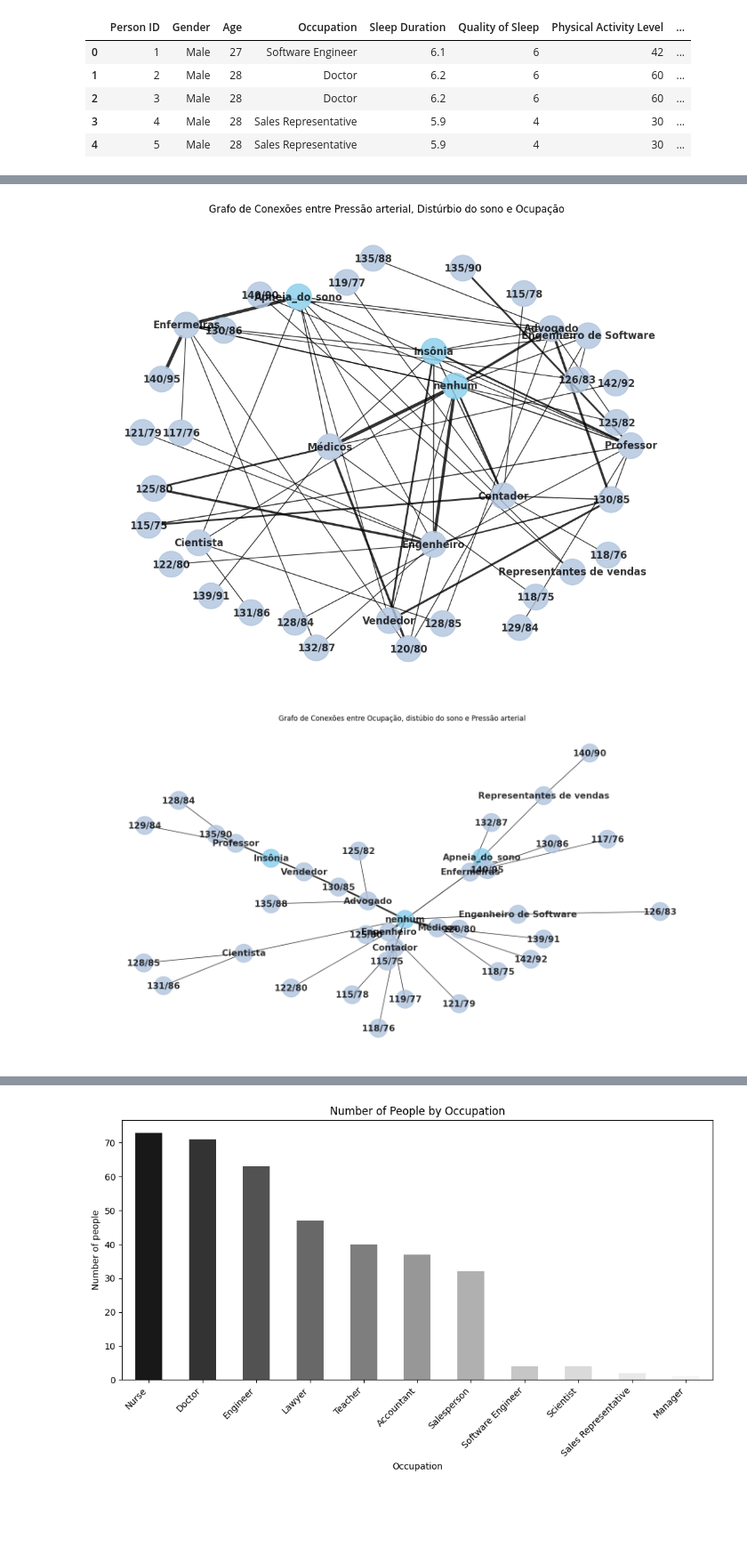
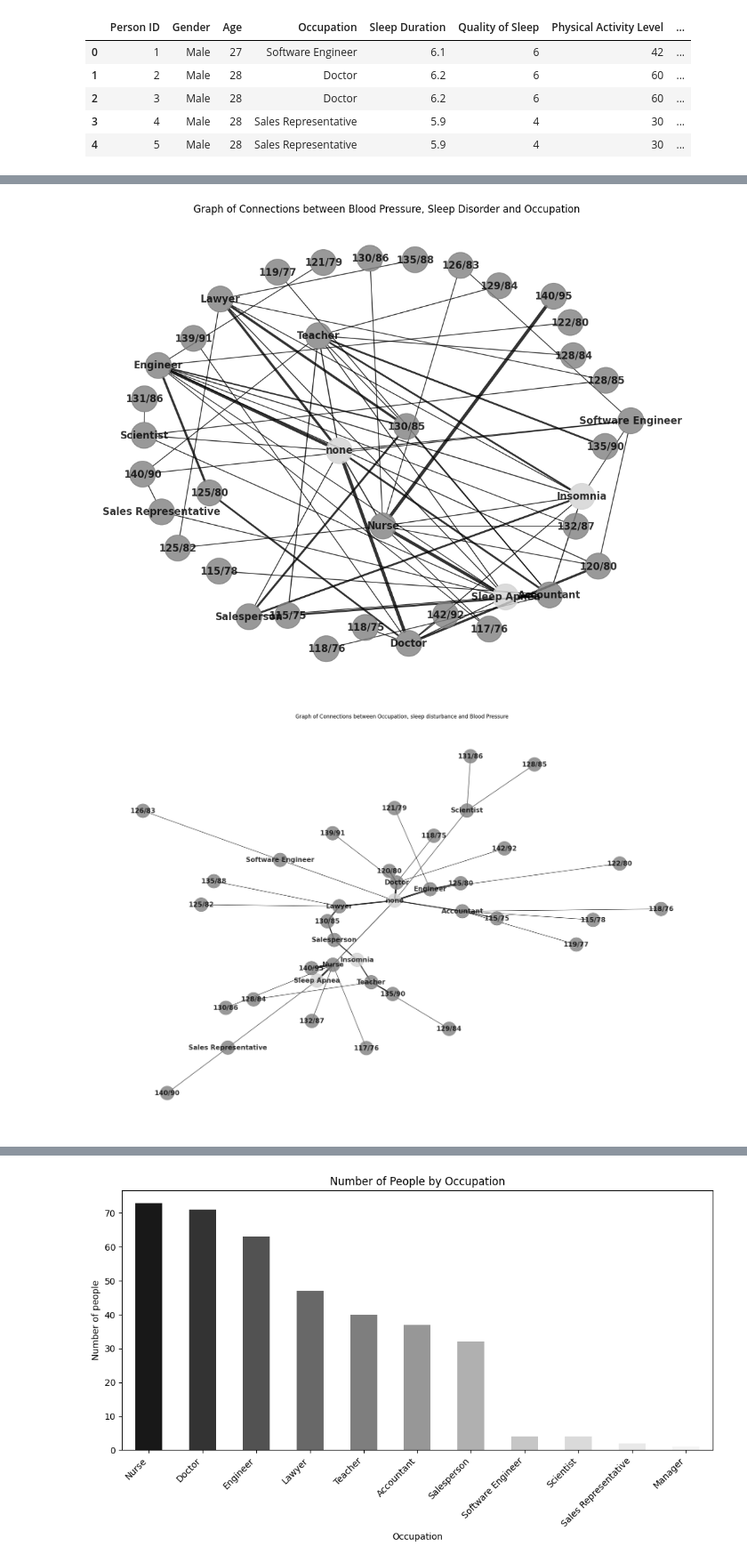
Before and after one commit to Letolsilva/AEDS-Graph-analysis-and-Sleep-disorders, a Jupyter notebook: grafos2.ipynb, the cells around one changed output, grey strips where cells are left out. Shown at 89% size. Drawn from its saved outputs; the diff is of its cells as text; code cells hidden in the pictures; blank space fills up the shorter version.

Commit message:
Atualizacao grafos

```diff
--- a/grafos2.ipynb
+++ b/grafos2.ipynb
@@ -84,38 +83,38 @@ edge_widths = calculate_edge_widths(grafoBase)
 
 plt.figure(figsize=(10, 8))
 pos = nx.fruchterman_reingold_layout(grafoBase, k=5)
-node_colors= ['skyblue' if node in ['Insônia', 'Apneia_do_sono', 'nenhum'] else 'lightsteelblue' for node in grafoBase.nodes()]
+node_colors= ['#D3D3D3' if node in ['Insomnia', 'Sleep Apnea', 'none'] else '#808080' for node in grafoBase.nodes()]
 nx.draw(grafoBase, pos, with_labels=True, node_color=node_colors, node_size=1000, font_weight='bold', font_size=12, alpha=0.8, width=edge_widths, edge_color='black', arrows=True)
-plt.title('Grafo de Conexões entre Pressão arterial, Distúrbio do sono e Ocupação')
+plt.title('Graph of Connections between Blood Pressure, Sleep Disorder and Occupation')
 plt.show()
 # %% [output]
-[figure, old version]
+[figure, new version]
 # %%
 # Árvore de abragência máxima 1
 grafoBase = nx.Graph()
 
 edges = list(zip(dataBase['Occupation'], dataBase['Sleep Disorder']))
 edges += list(zip(dataBase['Occupation'], dataBase['Blood Pressure']))
 
 grafoBase.add_nodes_from(dataBase['Occupation'])
 grafoBase.add_nodes_from(dataBase['Sleep Disorder'])
 grafoBase.add_nodes_from(dataBase['Blood Pressure'])
 
 add_edges_with_weights(grafoBase, edges)
 
 # Criação da árvore maxima de abrangência
 treeGeral = nx.maximum_spanning_tree(grafoBase, weight='weight', algorithm='kruskal')
 
 edge_widths = calculate_edge_widths(treeGeral)
 
-node_colors= ['skyblue' if node in ['Insônia', 'Apneia_do_sono', 'nenhum'] else 'lightsteelblue' for node in treeGeral.nodes()]
-plt.figure(figsize=(15, 8))
-pos = nx.fruchterman_reingold_layout(treeGeral, k=7)
+node_colors= ['#D3D3D3' if node in ['Insomnia', 'Sleep Apnea', 'none'] else '#808080' for node in treeGeral.nodes()]
+plt.figure(figsize=(20, 13))
+pos = nx.fruchterman_reingold_layout(treeGeral, k=15)
 nx.draw(treeGeral, with_labels=True, node_color=node_colors, node_size=1000, font_weight='bold', font_size=15, alpha=0.8, width=edge_widths, edge_color='black', font_color='black')
-plt.title('Grafo de Conexões entre Ocupação, distúbio do sono e Pressão arterial')
+plt.title('Graph of Connections between Occupation, sleep disturbance and Blood Pressure')
 plt.show()
 # %% [output]
-[figure, old version]
+[figure, new version]
 # %%
 #Grafo sem pressão 120/80
 file_path = 'Data/SemPressaoNormal.csv'
```
Also changed, not shown: parts of 11 cells of this notebook.
